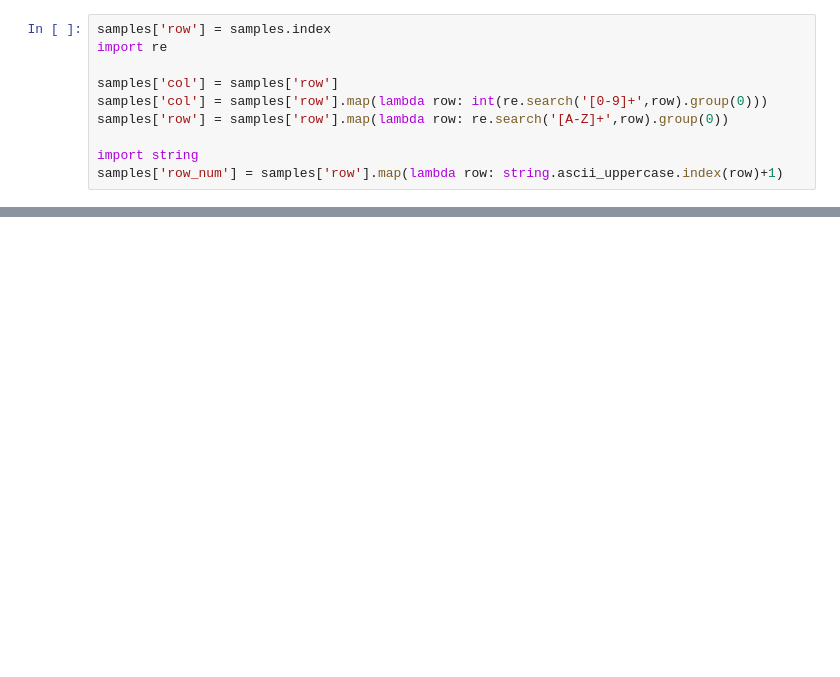
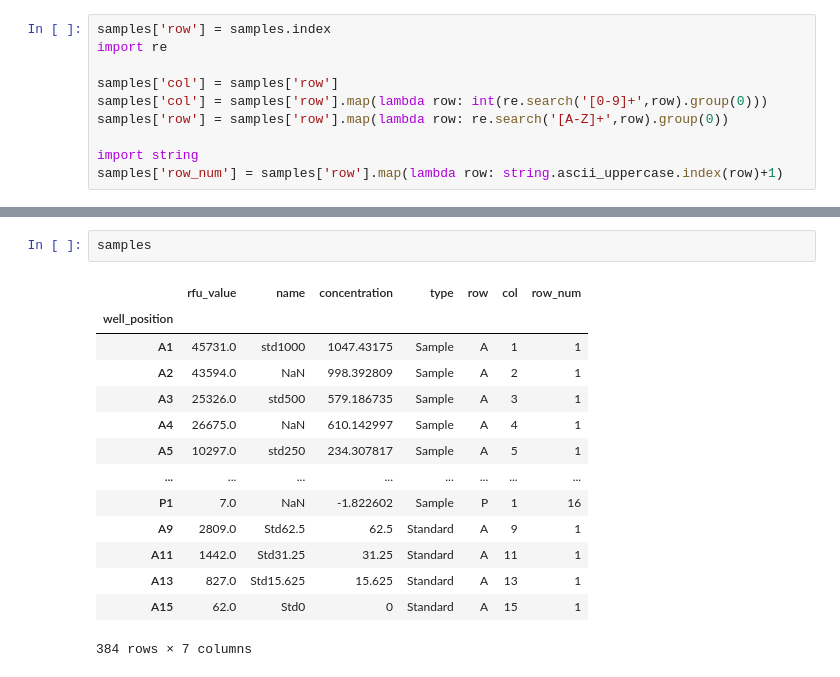
Before and after one commit to BentonMiller/python1, a Jupyter notebook: M200_Quant_Notebook1.ipynb, the cells around one changed output, grey strips where cells are left out. Cells and saved outputs as stored; diff of their text form; blank space fills up the shorter version.

```diff
--- a/M200_Quant_Notebook1.ipynb
+++ b/M200_Quant_Notebook1.ipynb
@@ -143,3 +143,20 @@ samples.pivot_table(index="row",columns="col",values="concentration").style.back
 | N | -1.822602 | -1.845550 | -1.822602 | -1.799655 | -1.822602 | -1.822602 | -1.822602 | -1.845550 | -1.891445 | -1.845550 | -1.845550 | ... |
 | O | -1.822602 | -1.822602 | -1.822602 | -1.822602 | -1.822602 | -1.845550 | -1.822602 | -1.799655 | -1.868497 | -1.845550 | -1.822602 | ... |
 | P | -1.822602 | -1.799655 | -1.822602 | -1.822602 | -1.822602 | -1.822602 | -1.799655 | -1.845550 | -1.845550 | -1.845550 | -1.799655 | ... |
+# %%
+samples
+# %% [output]
+|  | rfu_value | name | concentration | type | row | col | row_num |
+| well_position |  |  |  |  |  |  |  |
+| A1 | 45731.0 | std1000 | 1047.43175 | Sample | A | 1 | 1 |
+| A2 | 43594.0 | NaN | 998.392809 | Sample | A | 2 | 1 |
+| A3 | 25326.0 | std500 | 579.186735 | Sample | A | 3 | 1 |
+| A4 | 26675.0 | NaN | 610.142997 | Sample | A | 4 | 1 |
+| A5 | 10297.0 | std250 | 234.307817 | Sample | A | 5 | 1 |
+| ... | ... | ... | ... | ... | ... | ... | ... |
+| P1 | 7.0 | NaN | -1.822602 | Sample | P | 1 | 16 |
+| A9 | 2809.0 | Std62.5 | 62.5 | Standard | A | 9 | 1 |
+| A11 | 1442.0 | Std31.25 | 31.25 | Standard | A | 11 | 1 |
+| A13 | 827.0 | Std15.625 | 15.625 | Standard | A | 13 | 1 |
+| A15 | 62.0 | Std0 | 0 | Standard | A | 15 | 1 |
+384 rows × 7 columns
```
Also changed, not shown: parts of 1 cell of this notebook.
